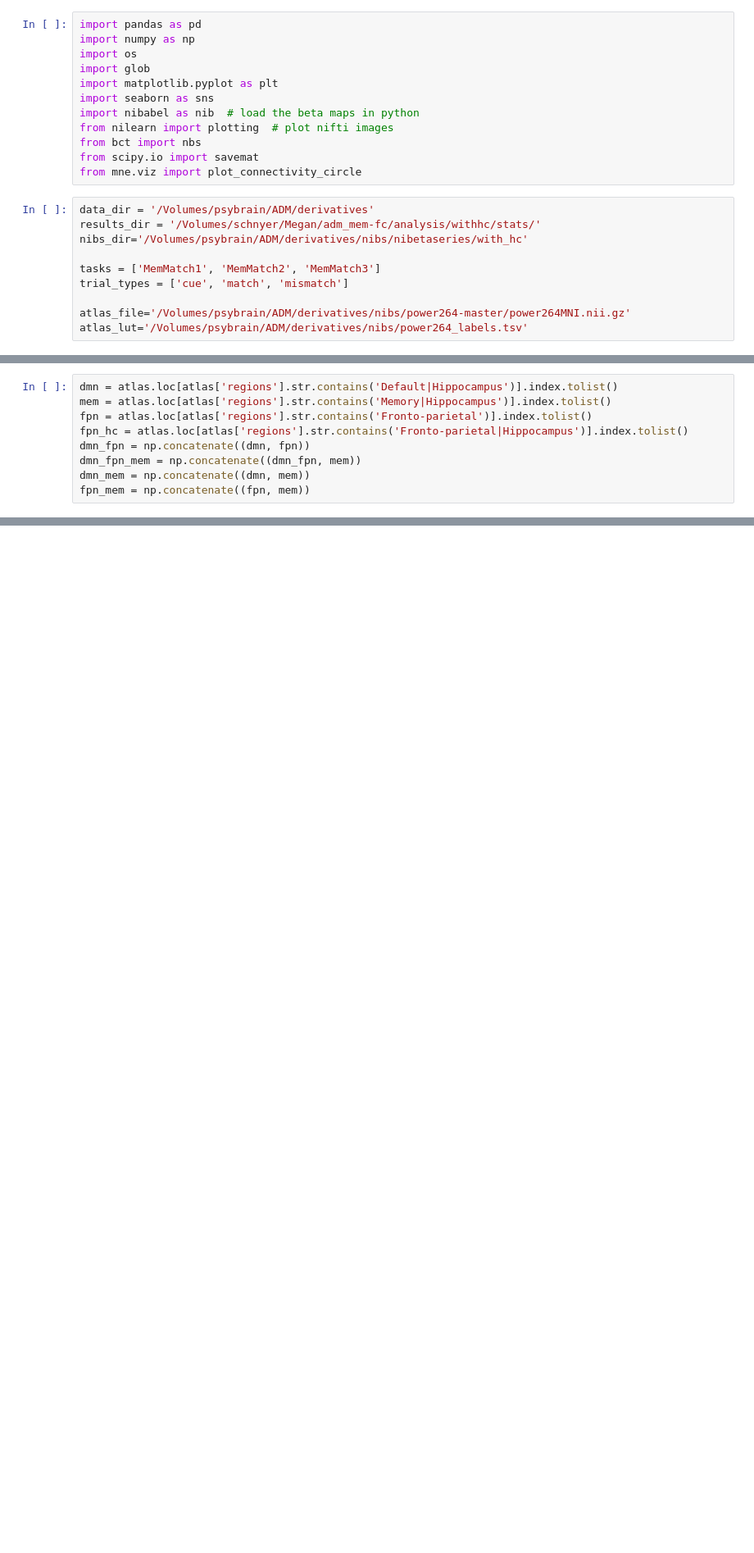
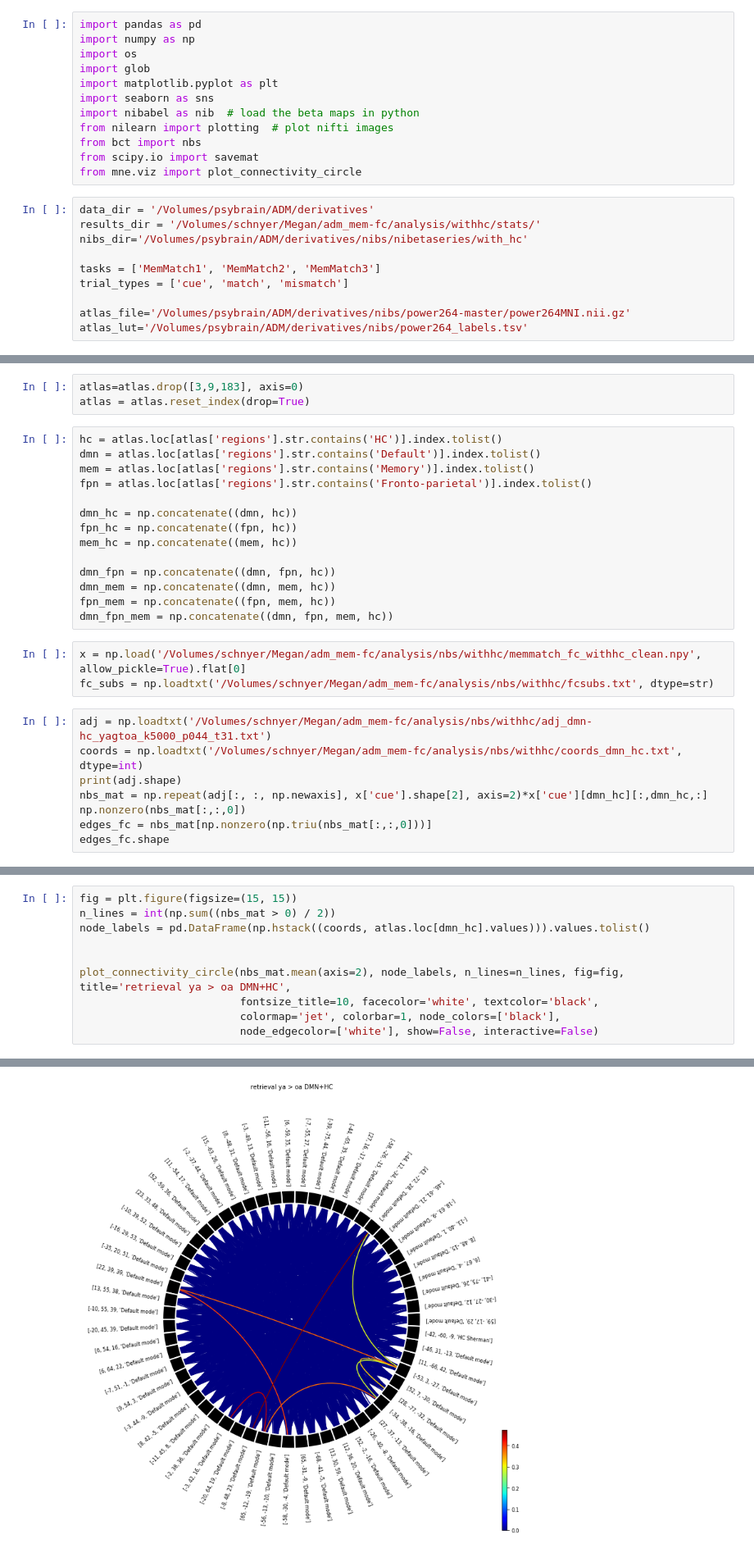
Before and after one commit to mcmahonmc/dissertation, a Jupyter notebook: NBS-hc.ipynb, the cells around one changed output, grey strips where cells are left out. Shown at 82% size. Saved outputs shown, nothing was run; the diff lists cells and outputs as text; blank space fills up the shorter version.

Commit message:
added hc node and mean fc stats

```diff
--- a/NBS-hc.ipynb
+++ b/NBS-hc.ipynb
@@ -73,9 +67,28 @@ coords = np.vstack((power.rois['x'], power.rois['y'], power.rois['z'])).T
+# %%
+atlas=atlas.drop([3,9,183], axis=0)
+atlas = atlas.reset_index(drop=True)
 # %%
-dmn = atlas.loc[atlas['regions'].str.contains('Default|Hippocampus')].index.tolist()
-mem = atlas.loc[atlas['regions'].str.contains('Memory|Hippocampus')].index.tolist()
+hc = atlas.loc[atlas['regions'].str.contains('HC')].index.tolist()
+dmn = atlas.loc[atlas['regions'].str.contains('Default')].index.tolist()
+mem = atlas.loc[atlas['regions'].str.contains('Memory')].index.tolist()
 fpn = atlas.loc[atlas['regions'].str.contains('Fronto-parietal')].index.tolist()
-fpn_hc = atlas.loc[atlas['regions'].str.contains('Fronto-parietal|Hippocampus')].index.tolist()
-dmn_fpn = np.concatenate((dmn, fpn))
-dmn_fpn_mem = np.concatenate((dmn_fpn, mem))
-dmn_mem = np.concatenate((dmn, mem))
-fpn_mem = np.concatenate((fpn, mem))
+
+dmn_hc = np.concatenate((dmn, hc))
+fpn_hc = np.concatenate((fpn, hc))
+mem_hc = np.concatenate((mem, hc))
+
+dmn_fpn = np.concatenate((dmn, fpn, hc))
+dmn_mem = np.concatenate((dmn, mem, hc))
+fpn_mem = np.concatenate((fpn, mem, hc))
+dmn_fpn_mem = np.concatenate((dmn, fpn, mem, hc))
+# %%
+x = np.load('/Volumes/schnyer/Megan/adm_mem-fc/analysis/nbs/withhc/memmatch_fc_withhc_clean.npy', allow_pickle=True).flat[0]
+fc_subs = np.loadtxt('/Volumes/schnyer/Megan/adm_mem-fc/analysis/nbs/withhc/fcsubs.txt', dtype=str)
+# %%
+adj = np.loadtxt('/Volumes/schnyer/Megan/adm_mem-fc/analysis/nbs/withhc/adj_dmn-hc_yagtoa_k5000_p044_t31.txt')
+coords = np.loadtxt('/Volumes/schnyer/Megan/adm_mem-fc/analysis/nbs/withhc/coords_dmn_hc.txt', dtype=int)
+print(adj.shape)
+nbs_mat = np.repeat(adj[:, :, np.newaxis], x['cue'].shape[2], axis=2)*x['cue'][dmn_hc][:,dmn_hc,:]
+np.nonzero(nbs_mat[:,:,0])
+edges_fc = nbs_mat[np.nonzero(np.triu(nbs_mat[:,:,0]))]
+edges_fc.shape
@@ -81,0 +102,11 @@ fpn_mem = np.concatenate((fpn, mem))
+# %%
+fig = plt.figure(figsize=(15, 15))
+n_lines = int(np.sum((nbs_mat > 0) / 2))
+node_labels = pd.DataFrame(np.hstack((coords, atlas.loc[dmn_hc].values))).values.tolist()
+
+
+plot_connectivity_circle(nbs_mat.mean(axis=2), node_labels, n_lines=n_lines, fig=fig, title='retrieval ya > oa DMN+HC',
+                         fontsize_title=10, facecolor='white', textcolor='black',
+                         colormap='jet', colorbar=1, node_colors=['black'],
+                         node_edgecolor=['white'], show=False, interactive=False)
+# %% [output]
@@ -81,0 +115 @@ fpn_mem = np.concatenate((fpn, mem))
+[figure, added]
```
Also changed, not shown: parts of 6 cells of this notebook, 3 other files.
